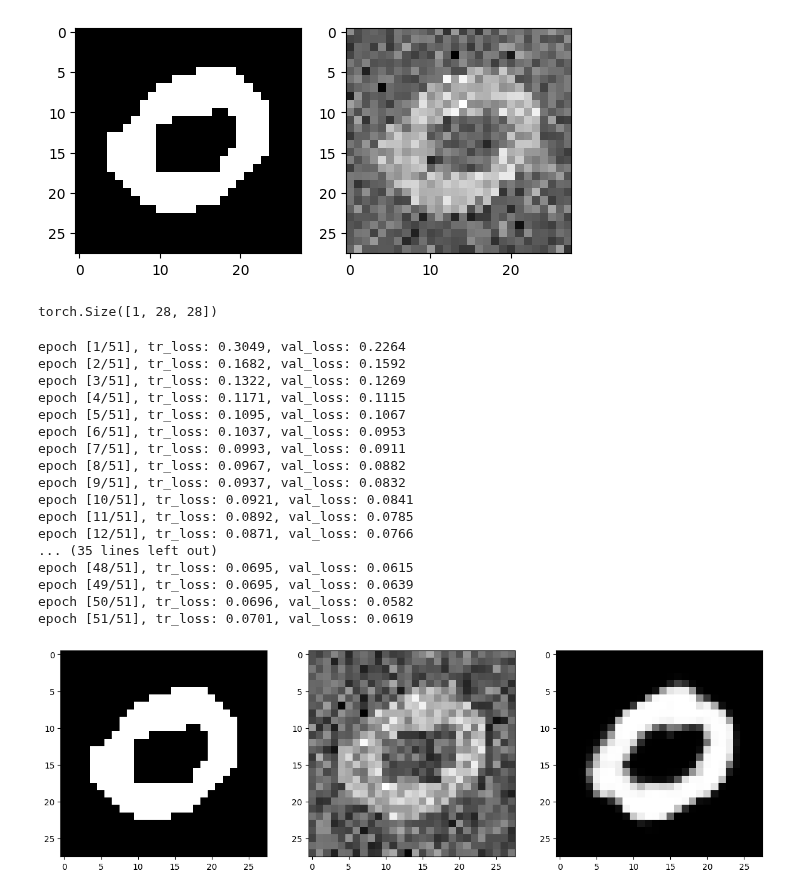
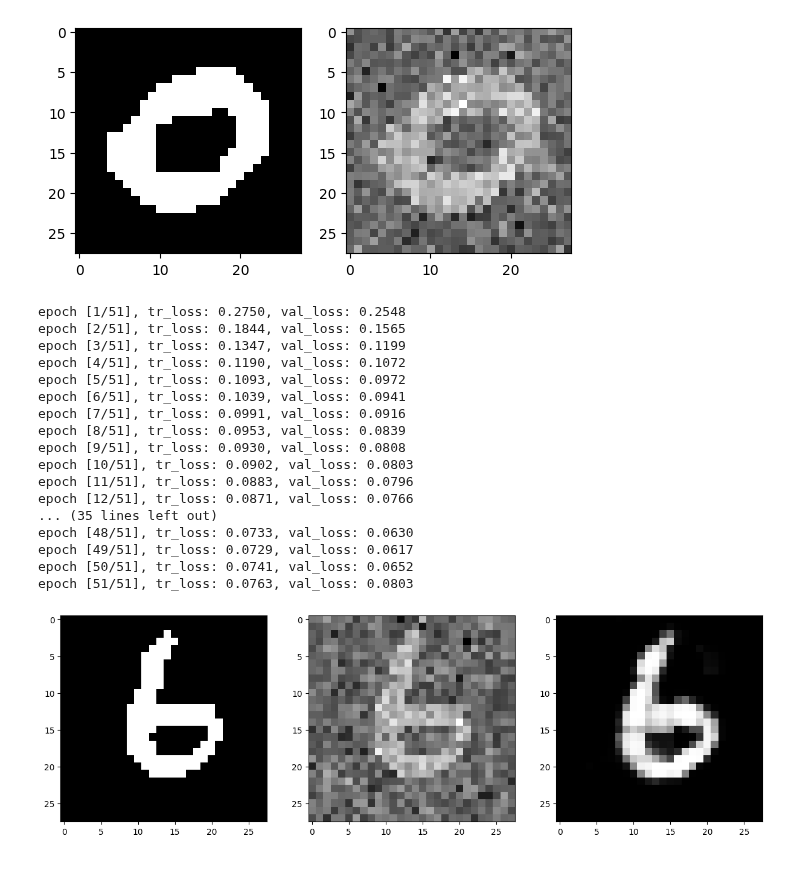
Before and after one commit to JacopoRaffi/ISPR_Assignments, a Jupyter notebook: Assignment3/ISPR_Midterm3_Assignment1_JacopoRaffi.ipynb, the cells around one changed output. Cells and saved outputs as stored; diff of their text form; code cells hidden in the pictures.

Commit message:
finishjed training loop conv ae

```diff
--- a/Assignment3/ISPR_Midterm3_Assignment1_JacopoRaffi.ipynb
+++ b/Assignment3/ISPR_Midterm3_Assignment1_JacopoRaffi.ipynb
@@ -28,7 +28,7 @@ img_transform = transforms.Compose([
     transforms.Lambda(lambda tensor:normalization(tensor, 0, 1))
 ])
 
-def add_noise(img_tensor, std=0.35):
+def add_noise(img_tensor, std=0.4):
     return (img_tensor + torch.randn(img_tensor.size(), generator=generator) * std)
 # %%
 train_data  = torchvision.datasets.MNIST("./data", train=True, transform=img_transform, download=False)
@@ -56,33 +56,29 @@ ax[1].imshow(add_noise(x).numpy()[0], cmap='gray')
 cpu
 <matplotlib.image.AxesImage at 0x...>
 [figure]
-# %%
-x.shape
-# %% [output]
-torch.Size([1, 28, 28])
 # %%
 class ConvAE(nn.Module):
     def __init__(self, input_dim = 28, hidden_dim:int = 16, latent_dim:int = 32, kernel_size:int = 3):
         super(ConvAE, self).__init__()
 
-        linear_dim = (hidden_dim//2) * (input_dim//4) * (input_dim//4)
+        linear_dim = (hidden_dim) * (input_dim//4) * (input_dim//4)
 
-        self.encoder = nn.Sequential(nn.Conv2d(1, hidden_dim, kernel_size=kernel_size, padding=1), # padding = 1 because of kernel = 3
-                                     nn.GELU(),
+        self.encoder = nn.Sequential(nn.Conv2d(1, hidden_dim//2, kernel_size=kernel_size, padding=1), # padding = 1 because of kernel = 3
+                                     nn.ReLU(),
                                      nn.MaxPool2d(2, 2),
-                                     nn.Conv2d(hidden_dim, int(hidden_dim/2), kernel_size=kernel_size, padding=1),
-                                     nn.GELU(),
+                                     nn.Conv2d(hidden_dim//2, hidden_dim, kernel_size=kernel_size, padding=1),
+                                     nn.ReLU(),
                                      nn.MaxPool2d(2, 2),
                                      nn.Flatten(),
                                      nn.Linear(linear_dim, latent_dim),
-                                     nn.GELU()
+                                     nn.ReLU()
                                      )
 
         self.decoder = nn.Sequential(nn.Linear(latent_dim, linear_dim),
-                                     nn.GELU(),
-                                     nn.Unflatten(dim=1, unflattened_size=((hidden_dim//2), (input_dim//4), (input_dim//4))),
-                                     nn.ConvTranspose2d(hidden_dim//2, hidden_dim, kernel_size=2, stride=2),
-                                     nn.ConvTranspose2d(hidden_dim, 1, kernel_size=2, stride=2),
+                                     nn.ReLU(),
+                                     nn.Unflatten(dim=1, unflattened_size=((hidden_dim), (input_dim//4), (input_dim//4))),
+                                     nn.ConvTranspose2d(hidden_dim, hidden_dim//2, kernel_size=2, stride=2),
+                                     nn.ConvTranspose2d(hidden_dim//2, 1, kernel_size=2, stride=2),
                                      nn.Sigmoid())
 
     def forward(self, x):
@@ -90,71 +86,72 @@ class ConvAE(nn.Module):
 
         return self.decoder(x)
 # %%
-j = 69
+j = 2
 fig, ax = plt.subplots(1, 3, figsize=(15, 15))
 x, _ = train_set[j]
 x_noisy = add_noise(x)
 x_squeeze = x.unsqueeze(0)
 
-model = ConvAE(hidden_dim=32, latent_dim=64).to(device)
+model = ConvAE(hidden_dim=32, latent_dim=128).to(device)
 
-optimizer = torch.optim.Adam(model.parameters(), lr=0.005, weight_decay=1e-4)
+optimizer = torch.optim.Adam(model.parameters(), lr=0.01, weight_decay=1e-5)
 criterion = torch.nn.BCELoss()
 
 train_loader = torch.utils.data.DataLoader(train_set, batch_size=1024, shuffle=True)
 val_loader = torch.utils.data.DataLoader(val_set, batch_size=len(val_set), shuffle=False)
 
-epochs = 51
+epochs = 50
 for epoch in range(epochs):
     model.train()
     tr_epoch_loss = 0
     for i, (input_img, _) in enumerate(train_loader):
         optimizer.zero_grad()
 
         img_noisy = add_noise(input_img).to(device)
         out = model(img_noisy)
 
 
         input_img = input_img.to(device)
         tr_loss = criterion(out, input_img)
 
         tr_loss.backward()
         optimizer.step()
 
         tr_epoch_loss += tr_loss.item()
 
 
     model.eval()
     with torch.no_grad():
         for j, (input_img, _) in enumerate(val_loader):
             input_img = input_img.to(device)
             out = model(input_img)
 
             val_loss = criterion(out, input_img)
 
         print(f"epoch [{epoch + 1}/{epochs}], tr_loss: {tr_epoch_loss/(i+1):.4f}, val_loss: {val_loss.item():.4f}")
 
-        if (epoch % 10 == 0):
-            ax[0].imshow(x.numpy()[0], cmap='gray')
-            ax[1].imshow(x_noisy.numpy()[0], cmap='gray')
-            out = model(x_noisy.to(device).unsqueeze(0))
-            ax[2].imshow(numpy.reshape((out.cpu().numpy()[0]), (28, 28)), cmap='gray')
+
+with torch.no_grad():
+    ax[0].imshow(x.numpy()[0], cmap='gray')
+    ax[1].imshow(x_noisy.numpy()[0], cmap='gray')
+    out = model(x_noisy.to(device).unsqueeze(0))
+    ax[2].imshow(numpy.reshape((out.cpu().numpy()[0]), (28, 28)), cmap='gray')
 # %% [output]
-epoch [1/51], tr_loss: 0.3049, val_loss: 0.2264
-epoch [2/51], tr_loss: 0.1682, val_loss: 0.1592
-epoch [3/51], tr_loss: 0.1322, val_loss: 0.1269
-epoch [4/51], tr_loss: 0.1171, val_loss: 0.1115
-epoch [5/51], tr_loss: 0.1095, val_loss: 0.1067
-epoch [6/51], tr_loss: 0.1037, val_loss: 0.0953
-epoch [7/51], tr_loss: 0.0993, val_loss: 0.0911
-epoch [8/51], tr_loss: 0.0967, val_loss: 0.0882
-epoch [9/51], tr_loss: 0.0937, val_loss: 0.0832
-epoch [10/51], tr_loss: 0.0921, val_loss: 0.0841
-epoch [11/51], tr_loss: 0.0892, val_loss: 0.0785
+epoch [1/51], tr_loss: 0.2750, val_loss: 0.2548
+epoch [2/51], tr_loss: 0.1844, val_loss: 0.1565
+epoch [3/51], tr_loss: 0.1347, val_loss: 0.1199
+epoch [4/51], tr_loss: 0.1190, val_loss: 0.1072
+epoch [5/51], tr_loss: 0.1093, val_loss: 0.0972
+epoch [6/51], tr_loss: 0.1039, val_loss: 0.0941
+epoch [7/51], tr_loss: 0.0991, val_loss: 0.0916
+epoch [8/51], tr_loss: 0.0953, val_loss: 0.0839
+epoch [9/51], tr_loss: 0.0930, val_loss: 0.0808
+epoch [10/51], tr_loss: 0.0902, val_loss: 0.0803
+epoch [11/51], tr_loss: 0.0883, val_loss: 0.0796
 epoch [12/51], tr_loss: 0.0871, val_loss: 0.0766
 ... (35 lines left out)
-epoch [48/51], tr_loss: 0.0695, val_loss: 0.0615
-epoch [49/51], tr_loss: 0.0695, val_loss: 0.0639
-epoch [50/51], tr_loss: 0.0696, val_loss: 0.0582
-epoch [51/51], tr_loss: 0.0701, val_loss: 0.0619
+epoch [48/51], tr_loss: 0.0733, val_loss: 0.0630
+epoch [49/51], tr_loss: 0.0729, val_loss: 0.0617
+epoch [50/51], tr_loss: 0.0741, val_loss: 0.0652
+epoch [51/51], tr_loss: 0.0763, val_loss: 0.0803
-[figure, old version]
+[figure, new version]
```
Also changed, not shown: 8 other files.
